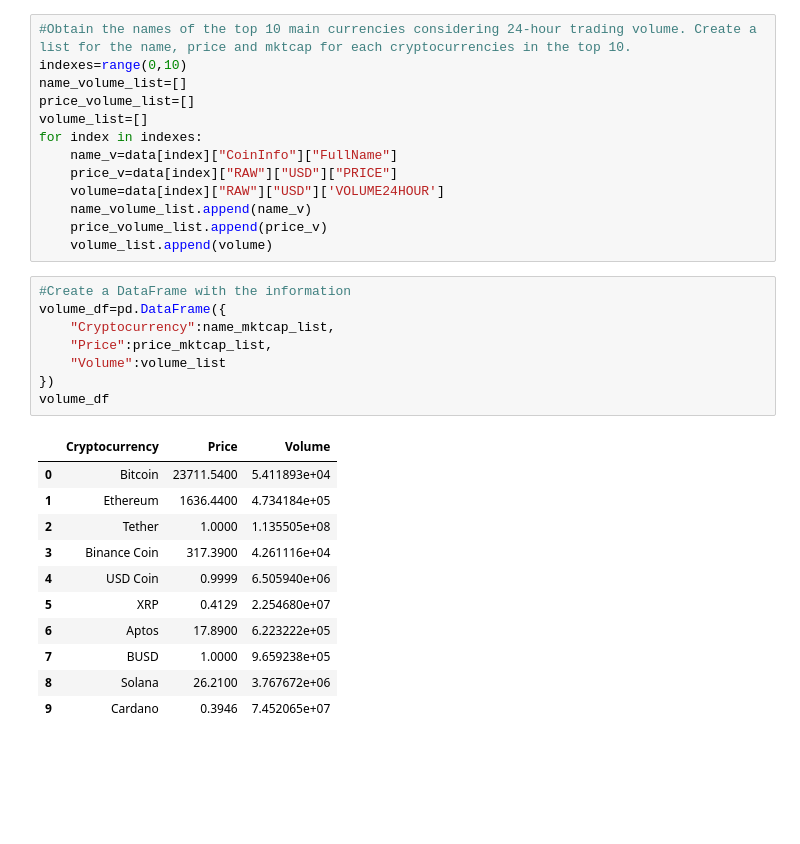
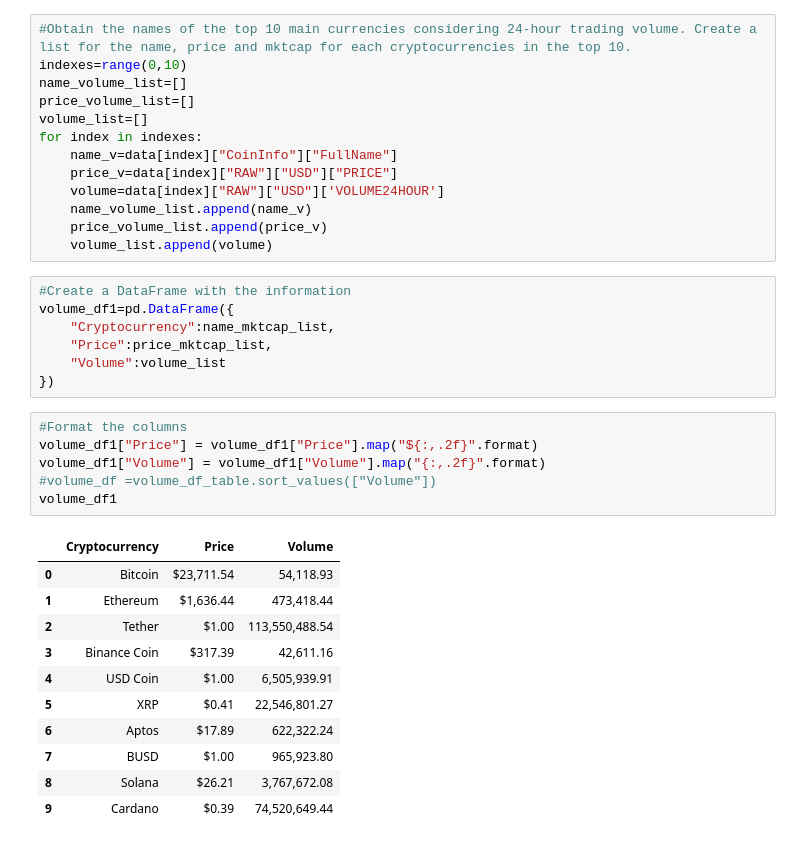
Before and after one commit to JosefinadeSolminihac/project_1, a Jupyter notebook: cryptocompare_jds.ipynb, the cells around one changed output. Drawn from its saved outputs; the diff is of its cells as text; blank space fills up the shorter version.

```diff
--- a/cryptocompare_jds.ipynb
+++ b/cryptocompare_jds.ipynb
@@ -64,23 +83,28 @@ for index in indexes:
     name_volume_list.append(name_v)
     price_volume_list.append(price_v)
     volume_list.append(volume)
-# %%
-#Create a DataFrame with the information
-volume_df=pd.DataFrame({
-    "Cryptocurrency":name_mktcap_list,
-    "Price":price_mktcap_list,
-    "Volume":volume_list
-})
-volume_df
-# %% [output]
-|  | Cryptocurrency | Price | Volume |
-| 0 | Bitcoin | 23711.5400 | 5.411893e+04 |
-| 1 | Ethereum | 1636.4400 | 4.734184e+05 |
-| 2 | Tether | 1.0000 | 1.135505e+08 |
-| 3 | Binance Coin | 317.3900 | 4.261116e+04 |
-| 4 | USD Coin | 0.9999 | 6.505940e+06 |
-| 5 | XRP | 0.4129 | 2.254680e+07 |
-| 6 | Aptos | 17.8900 | 6.223222e+05 |
-| 7 | BUSD | 1.0000 | 9.659238e+05 |
-| 8 | Solana | 26.2100 | 3.767672e+06 |
-| 9 | Cardano | 0.3946 | 7.452065e+07 |
+# %%
+#Create a DataFrame with the information
+volume_df1=pd.DataFrame({
+    "Cryptocurrency":name_mktcap_list,
+    "Price":price_mktcap_list,
+    "Volume":volume_list
+})
+# %%
+#Format the columns
+volume_df1["Price"] = volume_df1["Price"].map("${:,.2f}".format)
+volume_df1["Volume"] = volume_df1["Volume"].map("{:,.2f}".format)
+#volume_df =volume_df_table.sort_values(["Volume"])
+volume_df1
+# %% [output]
+|  | Cryptocurrency | Price | Volume |
+| 0 | Bitcoin | $23,711.54 | 54,118.93 |
+| 1 | Ethereum | $1,636.44 | 473,418.44 |
+| 2 | Tether | $1.00 | 113,550,488.54 |
+| 3 | Binance Coin | $317.39 | 42,611.16 |
+| 4 | USD Coin | $1.00 | 6,505,939.91 |
+| 5 | XRP | $0.41 | 22,546,801.27 |
+| 6 | Aptos | $17.89 | 622,322.24 |
+| 7 | BUSD | $1.00 | 965,923.80 |
+| 8 | Solana | $26.21 | 3,767,672.08 |
+| 9 | Cardano | $0.39 | 74,520,649.44 |
```
Also changed, not shown: parts of 6 cells of this notebook.
